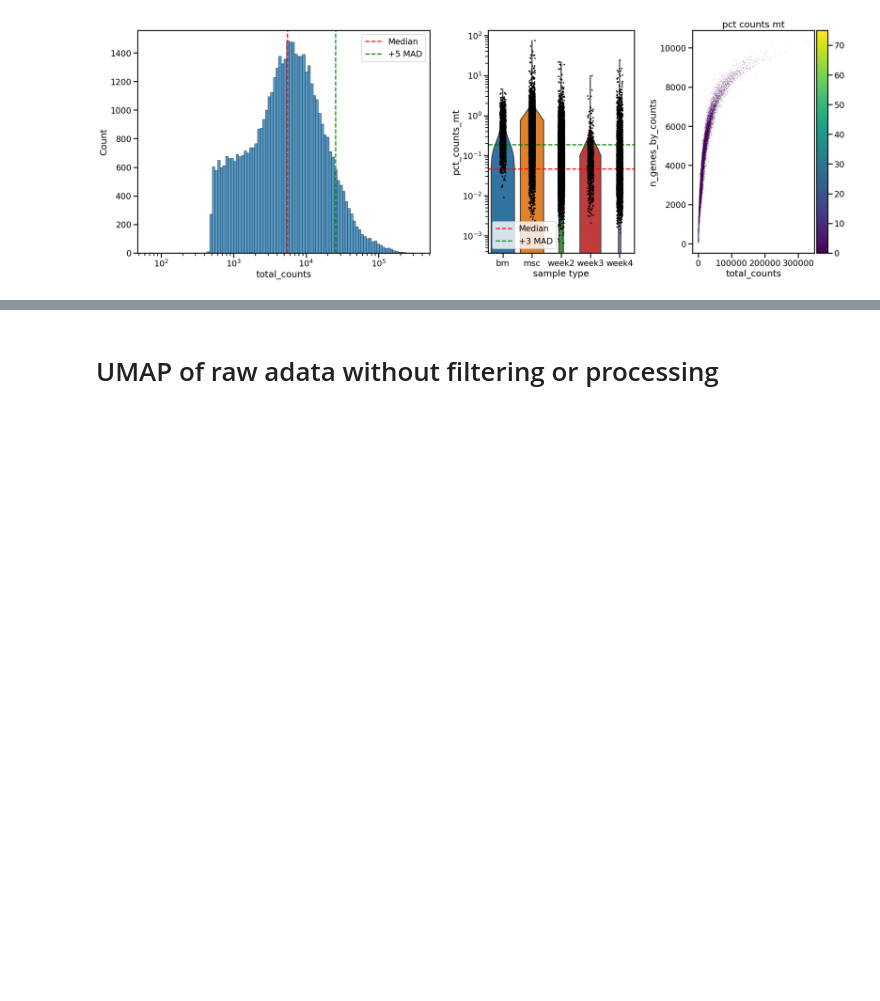
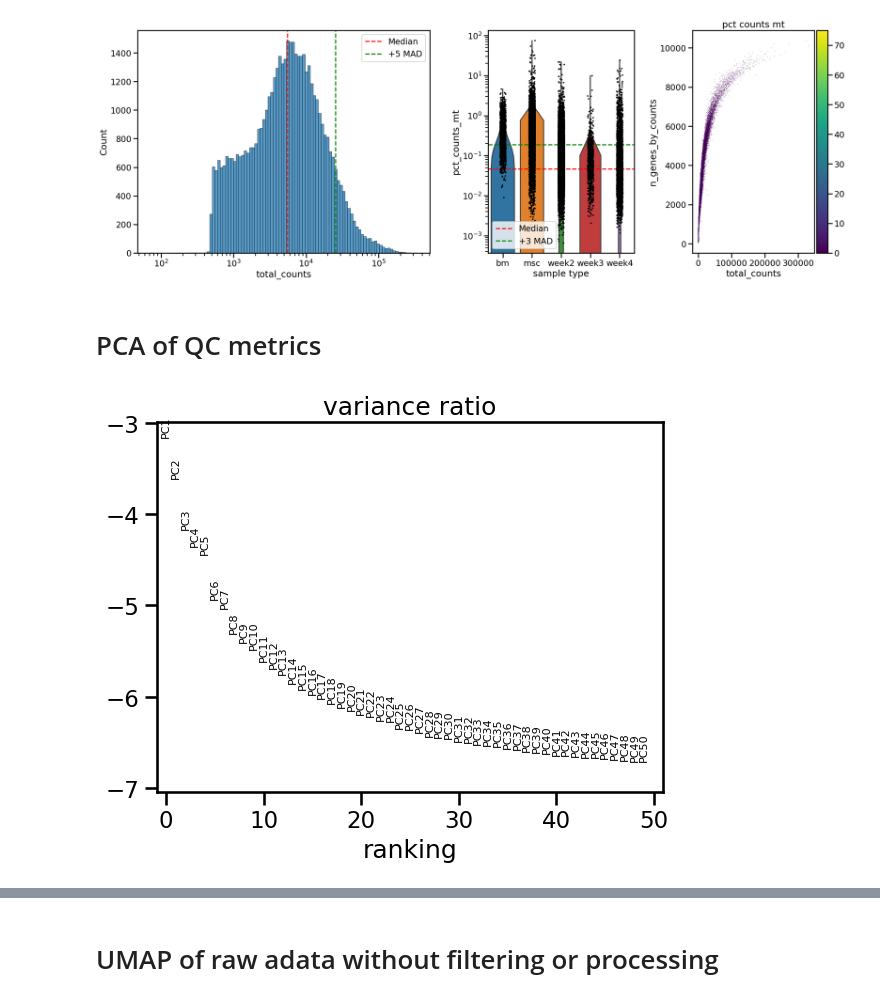
Before and after one commit to kevin-lee-aifi/mm_bm_chip_organoids, a Jupyter notebook: EXP-01244/rerun_notebooks/processing.ipynb, the cells around one changed output, grey strips where cells are left out. Drawn from its saved outputs; the diff is of its cells as text; code cells hidden in the pictures; blank space fills up the shorter version.

```diff
--- a/EXP-01244/rerun_notebooks/processing.ipynb
+++ b/EXP-01244/rerun_notebooks/processing.ipynb
@@ -343,3 +372,9 @@ def plot_with_mads(adata, nmad=5, mt_nmad=3):
 plot_with_mads(raw_adata)
 # %% [output]
 [figure]
+# %% [markdown]
+# PCA of QC metrics
+# %%
+sc.pl.pca_variance_ratio(raw_p_adata, n_pcs=50, log=True)
+# %% [output]
+[figure, added]
```
Also changed, not shown: parts of 7 cells of this notebook.
